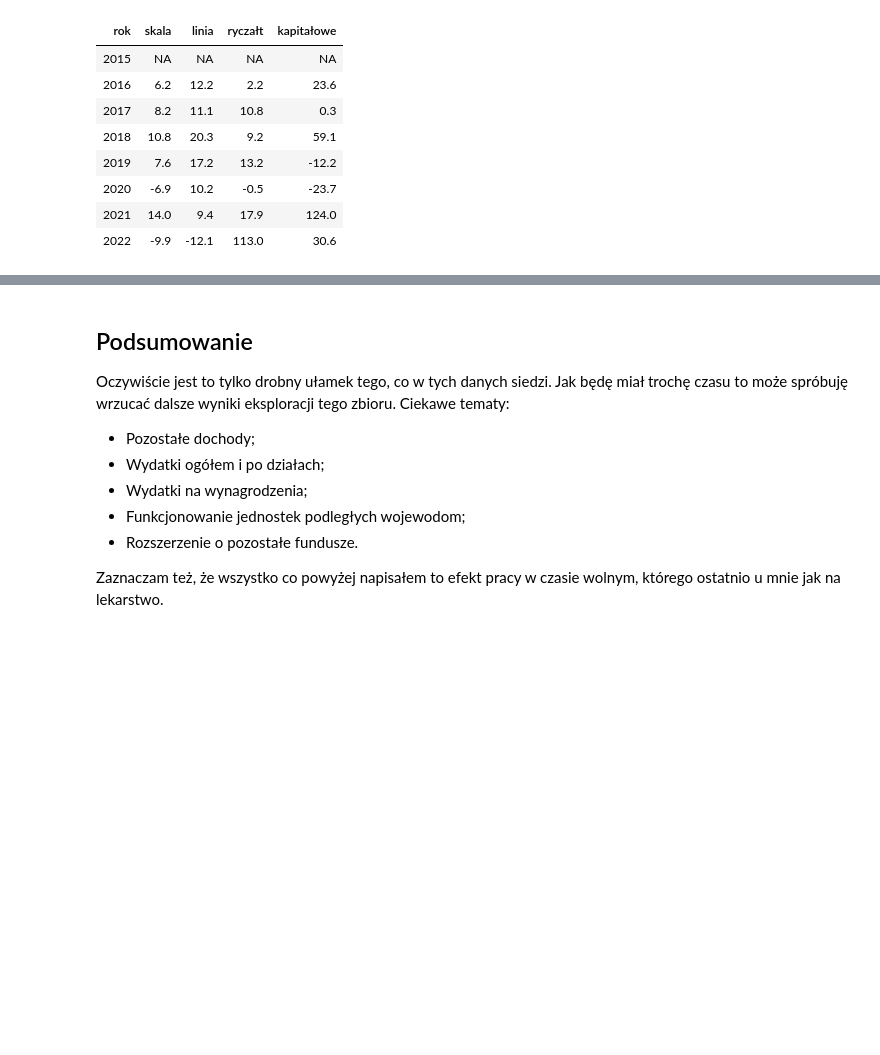
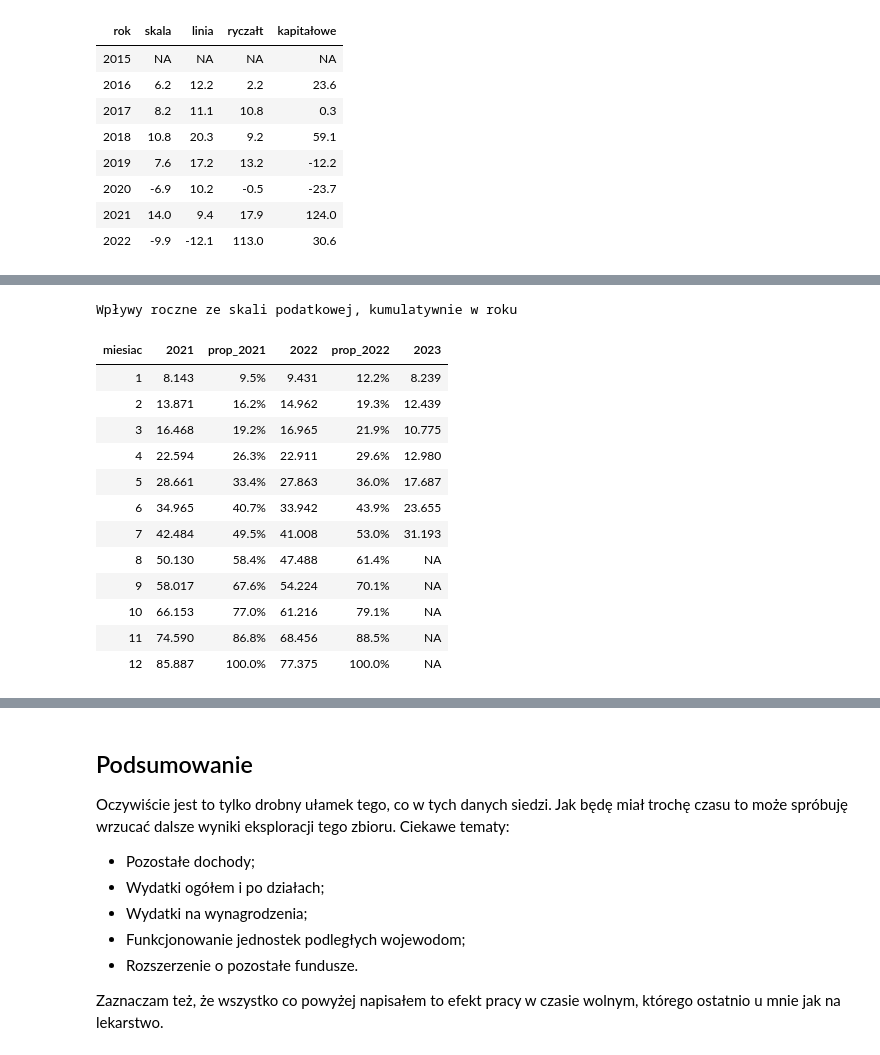
Before and after one commit to Najsztub/otwarte_analizy, a Jupyter notebook: trezor/tutorial/R_TERZOR.ipynb, the cells around one changed output, grey strips where cells are left out. Drawn from its saved outputs; the diff is of its cells as text; code cells hidden in the pictures; blank space fills up the shorter version.

```diff
--- a/trezor/tutorial/R_TERZOR.ipynb
+++ b/trezor/tutorial/R_TERZOR.ipynb
@@ -77,6 +79,8 @@ cbp1 <- c("#999999", "#E69F00", "#56B4E9", "#009E73",
 color_fill <- scale_fill_manual(values = cbp1)
 # To use for line and point colors, add
 color_color <- scale_colour_manual(values=cbp1)
+
+pperc <- function(x) sprintf("%1.1f%%", 100*x)
 # %% [markdown]
 ## Dostęp do danych
 
@@ -619,0 +636,31 @@ doch_zrodlo %>%
+# %%
+skala_cum <- doch_zrodlo_cum[rodzaj == "skala" & rok >= 2021] %>%
+    dcast(rodzaj + miesiac ~ rok, value.var = "suma_cum")
+
+skala_cum[
+    ,
+    .(
+        miesiac,
+        `2021`, prop_2021 = pperc(`2021` / max(`2021`)),
+        `2022`, prop_2022 = pperc(`2022` / max(`2022`)),
+        `2023`
+    )
+] %>%
+    kable("html", caption = "Wpływy roczne ze skali podatkowej, kumulatywnie w roku") %>%
+    as.character() %>%
+    IRdisplay::display_html()
+# %% [output]
+Wpływy roczne ze skali podatkowej, kumulatywnie w roku
+| miesiac | 2021 | prop_2021 | 2022 | prop_2022 | 2023 |
+| 1 | 8.143 | 9.5% | 9.431 | 12.2% | 8.239 |
+| 2 | 13.871 | 16.2% | 14.962 | 19.3% | 12.439 |
+| 3 | 16.468 | 19.2% | 16.965 | 21.9% | 10.775 |
+| 4 | 22.594 | 26.3% | 22.911 | 29.6% | 12.980 |
+| 5 | 28.661 | 33.4% | 27.863 | 36.0% | 17.687 |
+| 6 | 34.965 | 40.7% | 33.942 | 43.9% | 23.655 |
+| 7 | 42.484 | 49.5% | 41.008 | 53.0% | 31.193 |
+| 8 | 50.130 | 58.4% | 47.488 | 61.4% | NA |
+| 9 | 58.017 | 67.6% | 54.224 | 70.1% | NA |
+| 10 | 66.153 | 77.0% | 61.216 | 79.1% | NA |
+| 11 | 74.590 | 86.8% | 68.456 | 88.5% | NA |
+| 12 | 85.887 | 100.0% | 77.375 | 100.0% | NA |
```
Also changed, not shown: parts of 11 cells of this notebook, 1 other file.
